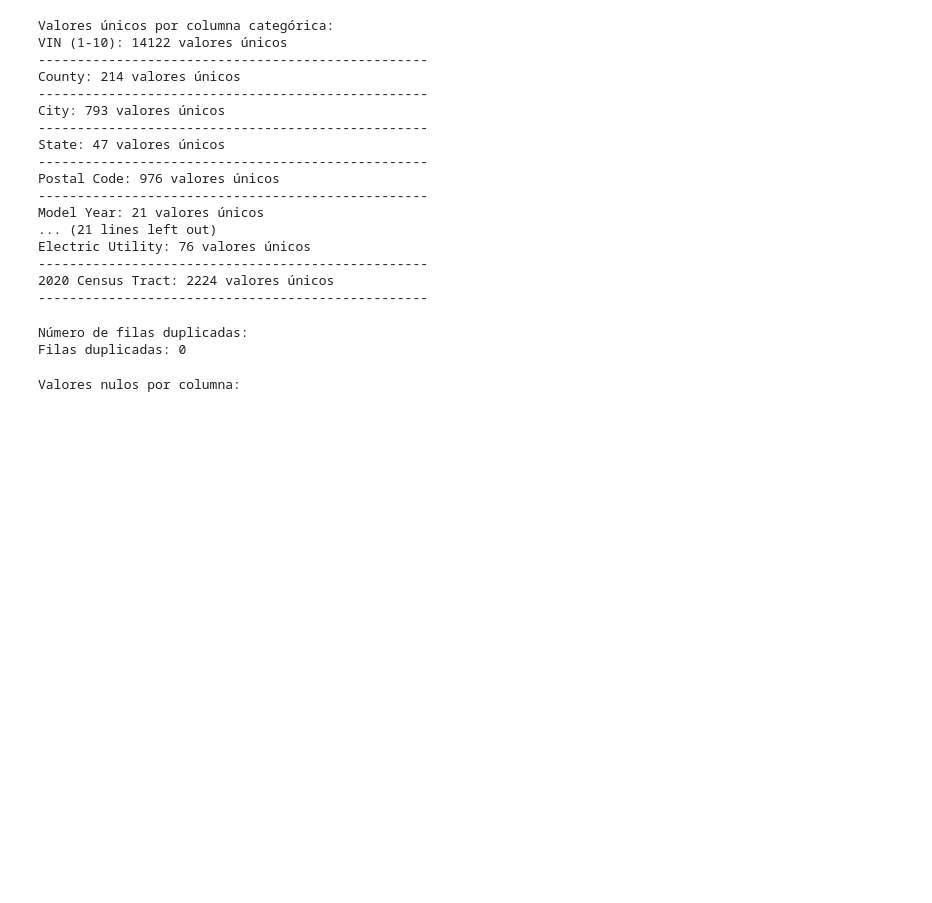
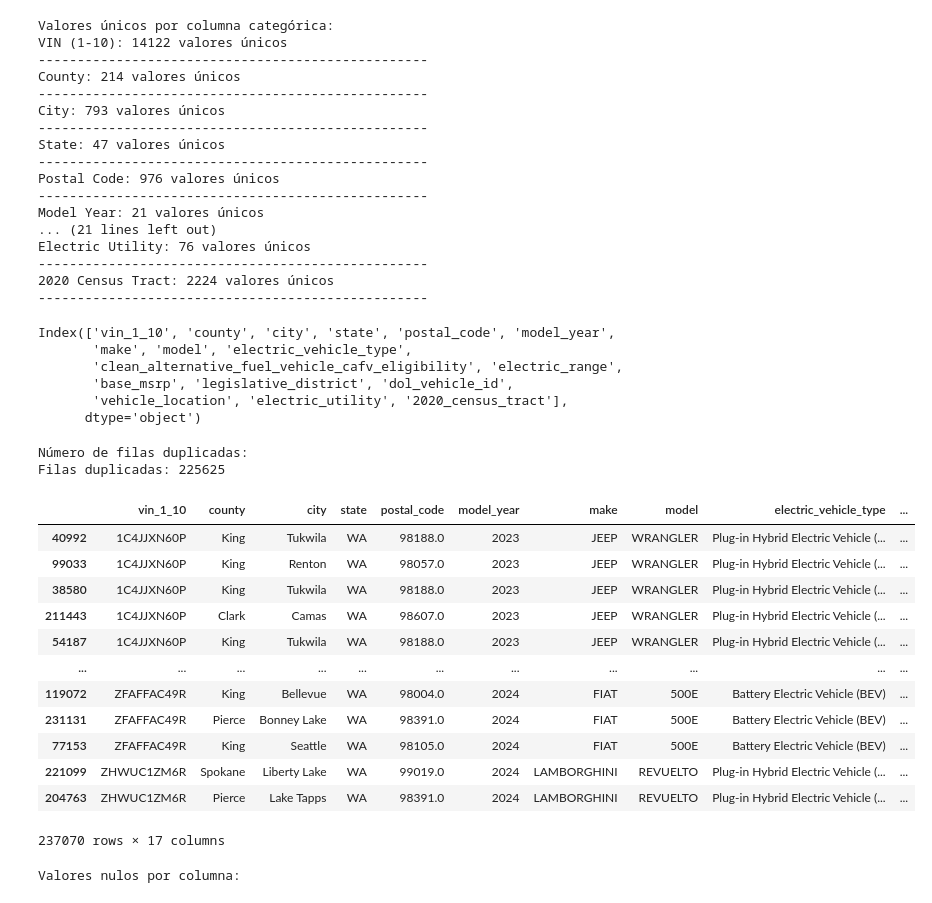
Before and after one commit to fischerguillermo/ev-challenge-project, a Jupyter notebook: notebooks/exploratory_analysis.ipynb, the cells around one changed output. Saved outputs shown, nothing was run; the diff lists cells and outputs as text; code cells hidden in the pictures; blank space fills up the shorter version.

```diff
--- a/notebooks/exploratory_analysis.ipynb
+++ b/notebooks/exploratory_analysis.ipynb
@@ -140,14 +140,42 @@ Electric Utility: 76 valores únicos
 --------------------------------------------------
 2020 Census Tract: 2224 valores únicos
 --------------------------------------------------
+# %%
+df.columns = df.columns.str.lower().str.replace(' ', '_').str.replace('-', '_').str.replace('(', '').str.replace(')', '')
+df.columns
+# %% [output]
+Index(['vin_1_10', 'county', 'city', 'state', 'postal_code', 'model_year',
+       'make', 'model', 'electric_vehicle_type',
+       'clean_alternative_fuel_vehicle_cafv_eligibility', 'electric_range',
+       'base_msrp', 'legislative_district', 'dol_vehicle_id',
+       'vehicle_location', 'electric_utility', '2020_census_tract'],
+      dtype='object')
 # %%
 # Voy a verificar si hay filas duplicadas
 print("\nNúmero de filas duplicadas:")
-duplicates = df.duplicated().sum()
+duplicates = df['vin_1_10'].duplicated().sum()
 print(f"Filas duplicadas: {duplicates}")
+duplicated_rows = df[df['vin_1_10'].duplicated(keep=False)]
+
+# Ordenarlas por 'vin_1_10'
+duplicated_rows_sorted = duplicated_rows.sort_values(by='vin_1_10')
+display(duplicated_rows_sorted)
 # %% [output]
 Número de filas duplicadas:
-Filas duplicadas: 0
+Filas duplicadas: 225625
+|  | vin_1_10 | county | city | state | postal_code | model_year | make | model | electric_vehicle_type | ... |
+| 40992 | 1C4JJXN60P | King | Tukwila | WA | 98188.0 | 2023 | JEEP | WRANGLER | Plug-in Hybrid Electric Vehicle (... | ... |
+| 99033 | 1C4JJXN60P | King | Renton | WA | 98057.0 | 2023 | JEEP | WRANGLER | Plug-in Hybrid Electric Vehicle (... | ... |
+| 38580 | 1C4JJXN60P | King | Tukwila | WA | 98188.0 | 2023 | JEEP | WRANGLER | Plug-in Hybrid Electric Vehicle (... | ... |
+| 211443 | 1C4JJXN60P | Clark | Camas | WA | 98607.0 | 2023 | JEEP | WRANGLER | Plug-in Hybrid Electric Vehicle (... | ... |
+| 54187 | 1C4JJXN60P | King | Tukwila | WA | 98188.0 | 2023 | JEEP | WRANGLER | Plug-in Hybrid Electric Vehicle (... | ... |
+| ... | ... | ... | ... | ... | ... | ... | ... | ... | ... | ... |
+| 119072 | ZFAFFAC49R | King | Bellevue | WA | 98004.0 | 2024 | FIAT | 500E | Battery Electric Vehicle (BEV) | ... |
+| 231131 | ZFAFFAC49R | Pierce | Bonney Lake | WA | 98391.0 | 2024 | FIAT | 500E | Battery Electric Vehicle (BEV) | ... |
+| 77153 | ZFAFFAC49R | King | Seattle | WA | 98105.0 | 2024 | FIAT | 500E | Battery Electric Vehicle (BEV) | ... |
+| 221099 | ZHWUC1ZM6R | Spokane | Liberty Lake | WA | 99019.0 | 2024 | LAMBORGHINI | REVUELTO | Plug-in Hybrid Electric Vehicle (... | ... |
+| 204763 | ZHWUC1ZM6R | Pierce | Lake Tapps | WA | 98391.0 | 2024 | LAMBORGHINI | REVUELTO | Plug-in Hybrid Electric Vehicle (... | ... |
+237070 rows × 17 columns
 # %%
 # Previo a realizar una analisis rapido voy a realizar una limpieza de los datos
 # Voy a eliminar columnas que no son necesarias para el analisis
```
Also changed, not shown: parts of 3 cells of this notebook, 8 other files.
